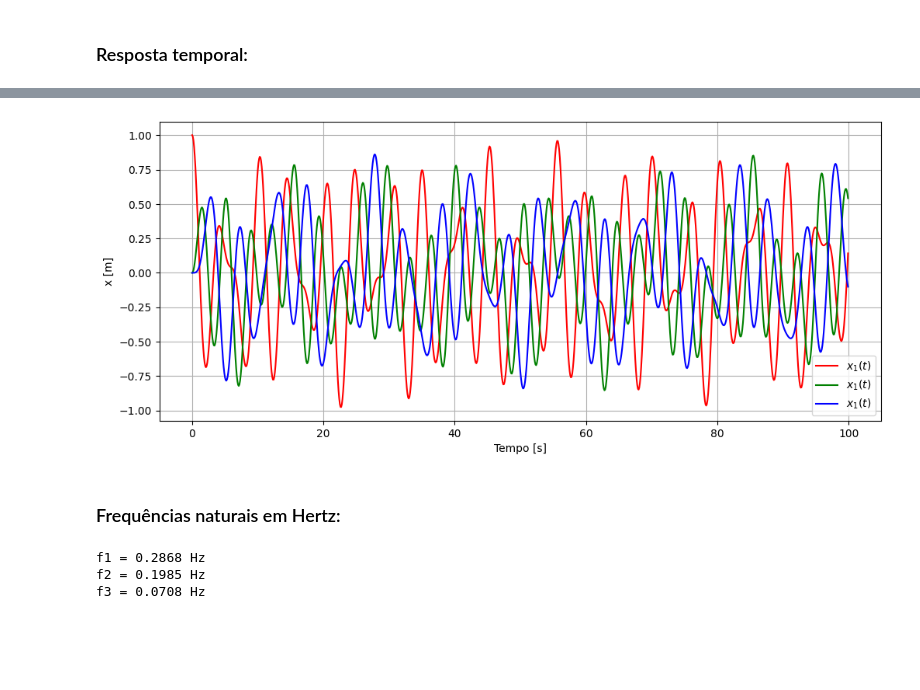
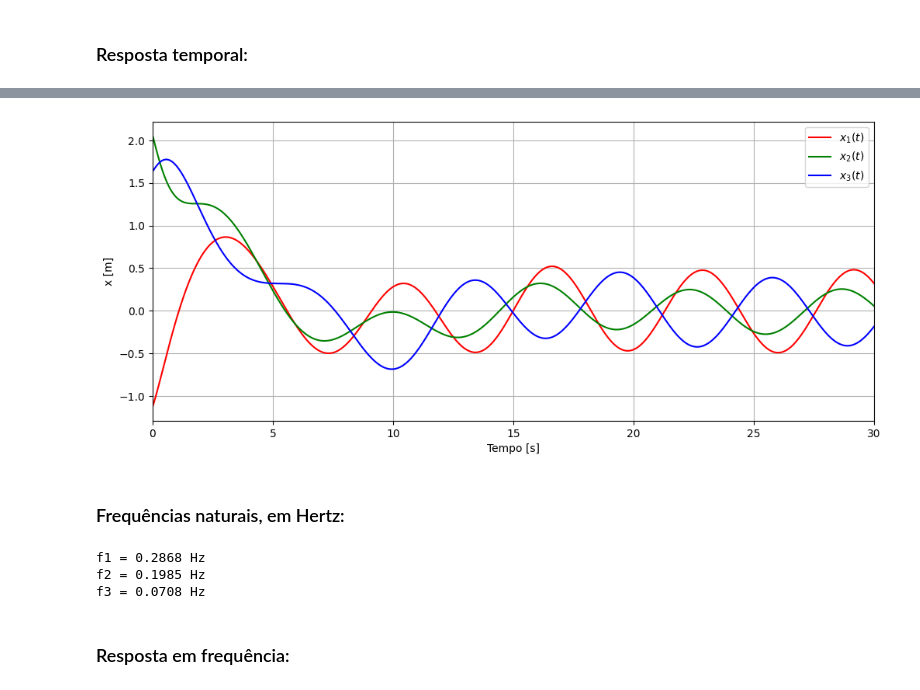
Before and after one commit to ErickNMA/vibrations, a Jupyter notebook: analise_modal/modal.ipynb, the cells around one changed output, grey strips where cells are left out. Cells and saved outputs as stored; diff of their text form; code cells hidden in the pictures; blank space fills up the shorter version.

```diff
--- a/analise_modal/modal.ipynb
+++ b/analise_modal/modal.ipynb
@@ -169,5 +202,5 @@ Matrix(A.round(4))
 # %%
-ph = np.arctan((omega_n*R0)/RD0) # Cálculo da matriz de fases, em radianos
+ph = np.arctan((R0*omega_n)/(RD0+(Z*omega_n*R0))) # Cálculo da matriz de fases, em radianos
 
 PHI = []
 
@@ -182,16 +243,9 @@ Matrix(PHI)
 # %%
-# Definição da forma geral da solução:
-a = Symbol('A')
-omg = Symbol('\omega')
-phi = Symbol('\phi')
-t = Symbol('t')
-rt = a*sin(omg*t + phi)
-
 # Substituição das respectivas constantes em suas iterações:
 RT = []
 for i in range(len(omega_n)):
-    ri = rt.subs([(a, round(A[i], 4)), (omg, round(omega_n[i], 4)), (phi, PHI[i])])
-    RT.append(trigsimp(ri)) # Simplificação trigonométrica
+    ri = (damped+forced(F[i])).subs([(a, A[i]), (omgn, omega_n[i]), (phi, PHI[i]), (omgd, omega_d[i]), (z, Z[i])]).doit()
+    RT.append(trigsimp(arredNUM(ri))) # Simplificação trigonométrica
 
 Matrix(RT)
 # %% [output]
@@ -199,22 +253,24 @@ Matrix(RT)
 # %%
-time = np.arange(0, 100, .1) # Criando vetor de tempo
+ts = 1e-2 #tempo de amostragem
+tf = 30
+time = np.arange(0, 500, ts) # Criando vetor de tempo
 
 # Criando matriz de posição em função do tempo:
 R = []
-for i in range(len(RT)):
-    R.append([])
-    for j in time:
-        R[i].append(RT[i].subs(t, j))
+for i in RT:
+    fx = lambdify(t, i, 'numpy')
+    R.append(fx(time))
 
 # Plotando os gráficos:
 plt.rcParams['figure.figsize'] = (12, 5)
 plt.figure(1)
 for i in range(len(R)):
-    plt.plot(time, R[i], color[i], label=f'$r_{i}(t)$')
+    plt.plot(time, R[i], color[i], label=f'$r_{i+1}(t)$')
 plt.ylabel('r')
 plt.legend()
 plt.xlabel('Tempo [s]')
 plt.title('')
+plt.xlim(0, tf)
 plt.grid()
 plt.show()
 # %% [output]
@@ -231,11 +287,17 @@ Matrix(XT)
 ### Resposta temporal:
 # %%
 # Criando matriz de posição em função do tempo:
+X = []
+for i in XT:
+    fx = lambdify(t, i, 'numpy')
+    X.append(fx(time))
+'''
 X = []
 for i in range(len(XT)):
     X.append([])
     for j in time:
         X[i].append(XT[i].subs(t, j))
+'''
 
 # Plotando os gráficos:
 for i in range(len(X)):
@@ -246,6 +308,7 @@ for i in range(len(X)):
     #plt.legend()
     plt.xlabel('Tempo [s]')
     plt.title('')
+    plt.xlim(0, tf)
     plt.grid()
     plt.show()
 # %% [output]
@@ -255,18 +318,19 @@ for i in range(len(X)):
 # %%
 plt.rcParams['figure.figsize'] = (12, 5)
-plt.figure(5)
+plt.figure(len(omega_n)+2)
 for i in range(len(X)):
-    plt.plot(time, X[i], color[i], label='$x_1(t)$')
+    plt.plot(time, X[i], color[i], label=f'$x_{i+1}(t)$')
 plt.ylabel('x [m]')
 plt.legend()
 plt.xlabel('Tempo [s]')
 plt.title('')
+plt.xlim(0, tf)
 plt.grid()
 plt.show()
 # %% [output]
-[figure, old version]
+[figure, new version]
 # %% [markdown]
-### Frequências naturais em Hertz:
+### Frequências naturais, em Hertz:
 # %%
 for i in range(len(omega_n)):
     print(f'f{i+1} = {round((omega_n[i]/(2*np.pi)), 4)} Hz')
@@ -274,3 +338,5 @@ for i in range(len(omega_n)):
 f1 = 0.2868 Hz
 f2 = 0.1985 Hz
 f3 = 0.0708 Hz
+# %% [markdown]
+### Resposta em frequência:
```
Also changed, not shown: parts of 23 cells of this notebook, 1 other file.
